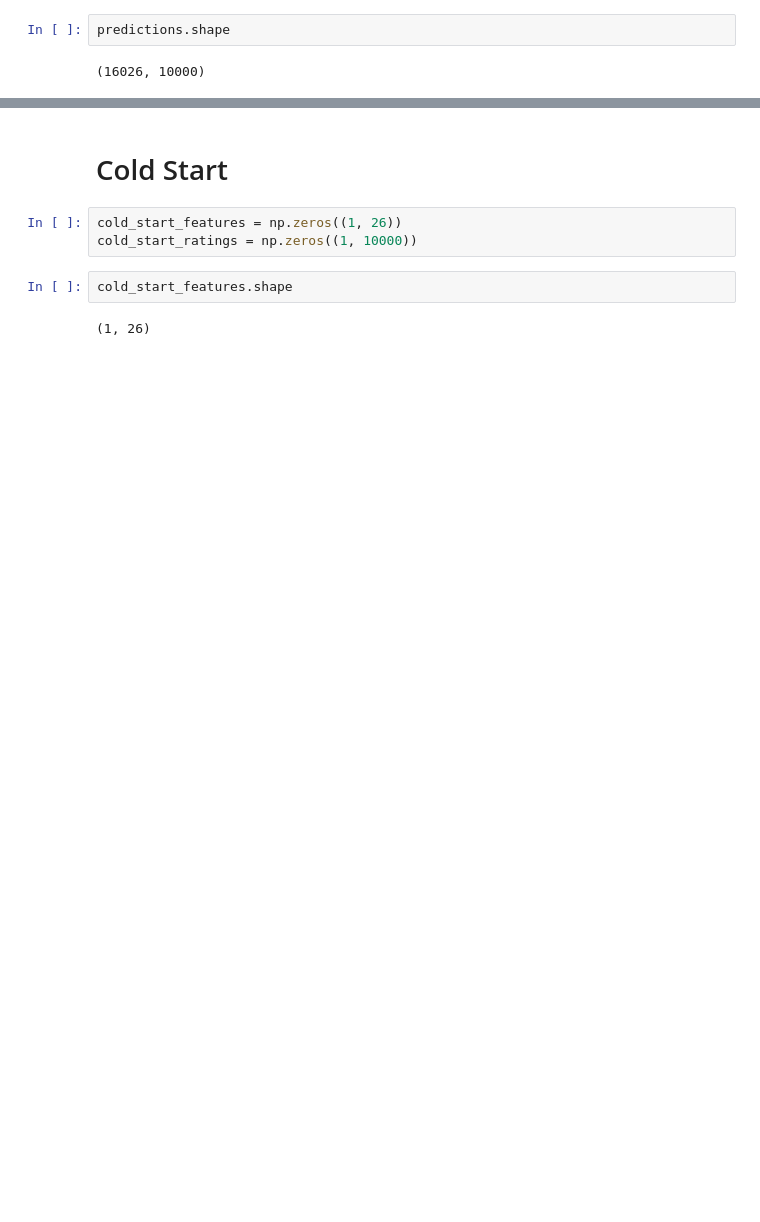
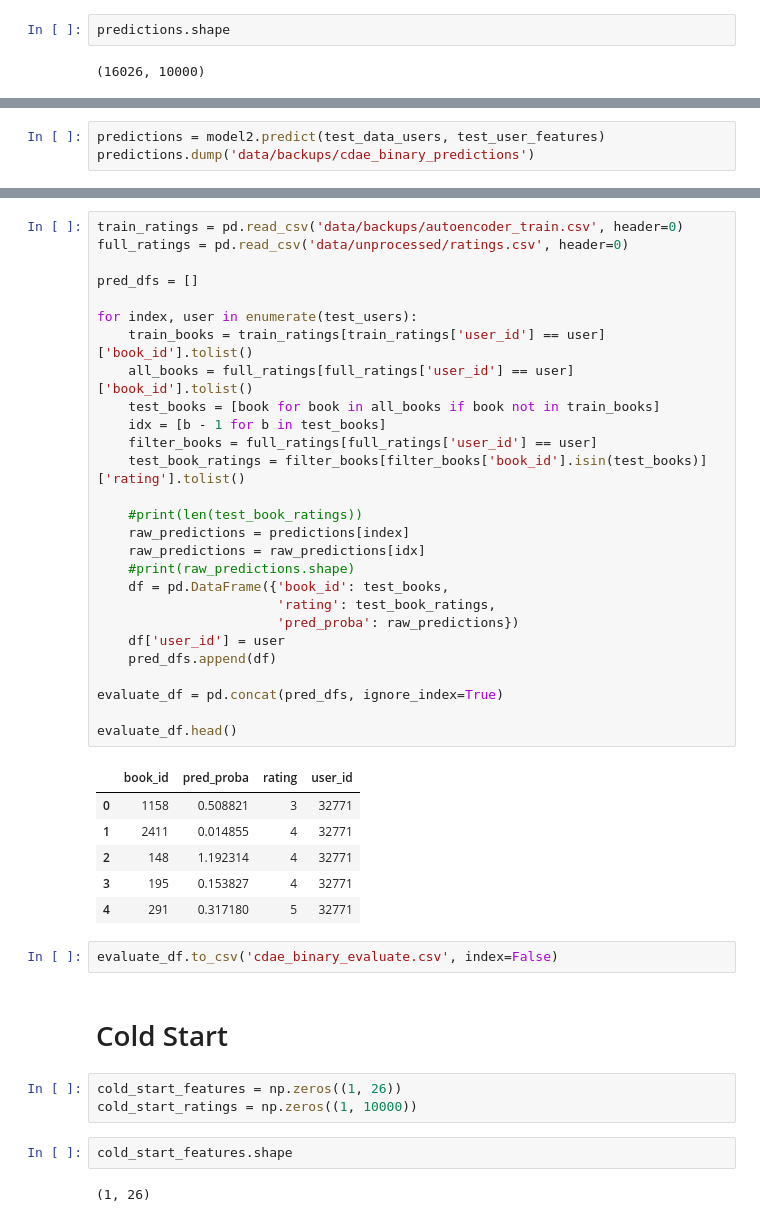
Before and after one commit to manoj0237/DeeplearningandAI-finalproject, a Jupyter notebook: CollaborativeDenoisingAutoencoders.ipynb, the cells around one changed output, grey strips where cells are left out. Saved outputs shown, nothing was run; the diff lists cells and outputs as text; blank space fills up the shorter version.

```diff
--- a/CollaborativeDenoisingAutoencoders.ipynb
+++ b/CollaborativeDenoisingAutoencoders.ipynb
@@ -854,0 +720,3 @@ evaluate_df.head()
+# %%
+predictions = model2.predict(test_data_users, test_user_features)
+predictions.dump('data/backups/cdae_binary_predictions')
@@ -855,3 +725,39 @@ evaluate_df.head()
+# %%
+train_ratings = pd.read_csv('data/backups/autoencoder_train.csv', header=0)
+full_ratings = pd.read_csv('data/unprocessed/ratings.csv', header=0)
+
+pred_dfs = []
+
+for index, user in enumerate(test_users):
+    train_books = train_ratings[train_ratings['user_id'] == user]['book_id'].tolist()
+    all_books = full_ratings[full_ratings['user_id'] == user]['book_id'].tolist()
+    test_books = [book for book in all_books if book not in train_books]
+    idx = [b - 1 for b in test_books]
+    filter_books = full_ratings[full_ratings['user_id'] == user]
+    test_book_ratings = filter_books[filter_books['book_id'].isin(test_books)]['rating'].tolist()
+
+    #print(len(test_book_ratings))
+    raw_predictions = predictions[index]
+    raw_predictions = raw_predictions[idx]
+    #print(raw_predictions.shape)
+    df = pd.DataFrame({'book_id': test_books,
+                       'rating': test_book_ratings,
+                       'pred_proba': raw_predictions})
+    df['user_id'] = user
+    pred_dfs.append(df)
+
+evaluate_df = pd.concat(pred_dfs, ignore_index=True)
+
+evaluate_df.head()
+# %% [output]
+|  | book_id | pred_proba | rating | user_id |
+| 0 | 1158 | 0.508821 | 3 | 32771 |
+| 1 | 2411 | 0.014855 | 4 | 32771 |
+| 2 | 148 | 1.192314 | 4 | 32771 |
+| 3 | 195 | 0.153827 | 4 | 32771 |
+| 4 | 291 | 0.317180 | 5 | 32771 |
+# %%
+evaluate_df.to_csv('cdae_binary_evaluate.csv', index=False)
 # %% [markdown]
 # Cold Start
 # %%
```
Also changed, not shown: parts of 85 cells of this notebook, 24 other files.
